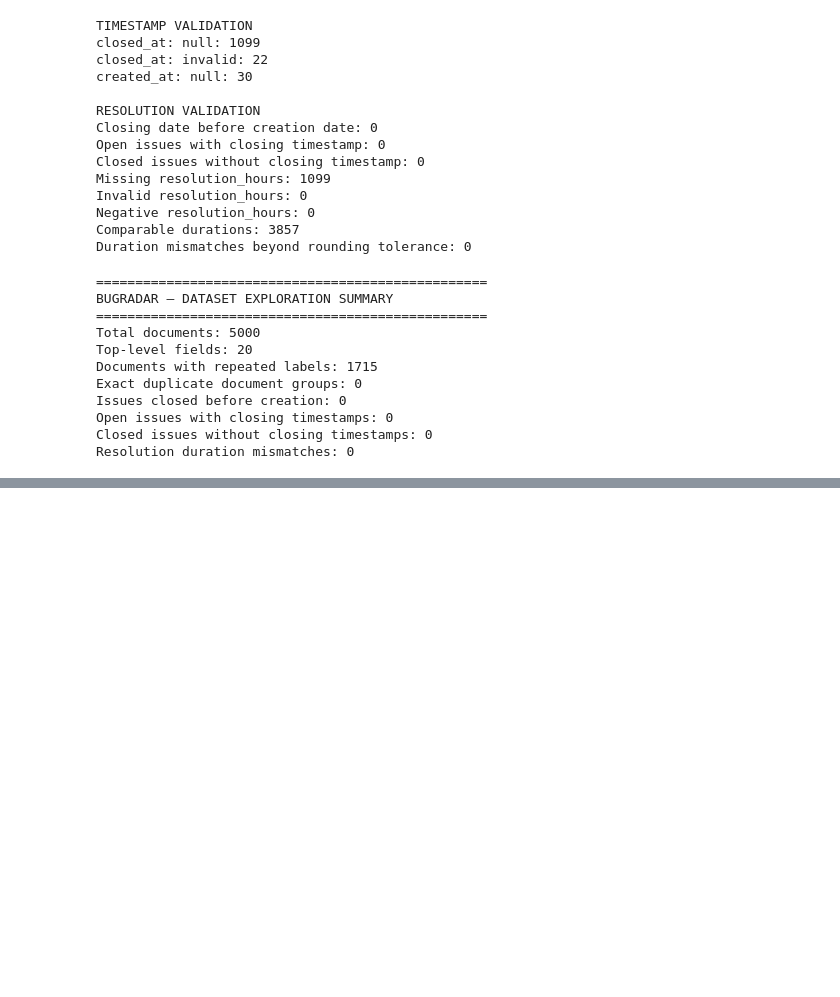
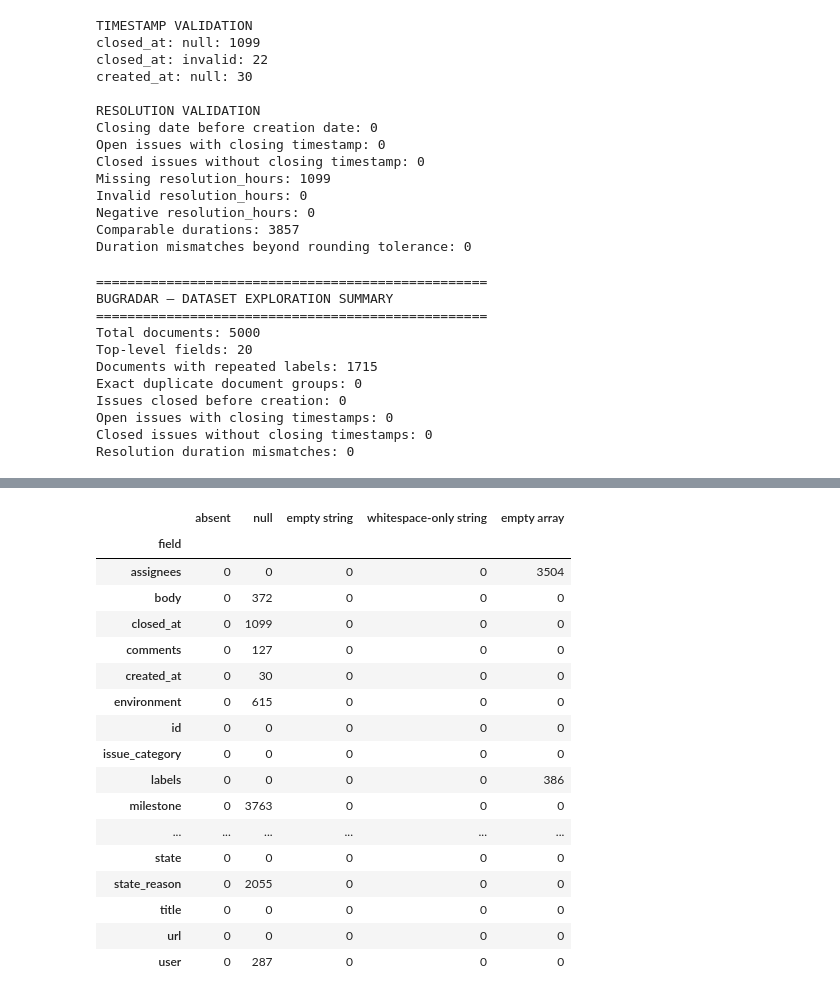
Before and after one commit to M-anvi/BugRadar, a Jupyter notebook: BugRadar.ipynb, the cells around one changed output, grey strips where cells are left out. Saved outputs shown, nothing was run; the diff lists cells and outputs as text; code cells hidden in the pictures; blank space fills up the shorter version.

Commit message:
Complete dataset preprocessing and validation

```diff
--- a/BugRadar.ipynb
+++ b/BugRadar.ipynb
@@ -669,0 +811,66 @@ Resolution duration mismatches: 0
+# %%
+
+# 3.3: Audit missing values in the original top-level fields
+
+preprocessing_top_fields = sorted({
+    preprocessing_key
+    for preprocessing_document in preprocessing_original_snapshot
+    for preprocessing_key in preprocessing_document
+})
+
+preprocessing_missing_rows = []
+
+for preprocessing_field in preprocessing_top_fields:
+
+    # Count fields absent from a document.
+    preprocessing_absent = sum(
+        preprocessing_field not in preprocessing_document
+        for preprocessing_document in preprocessing_original_snapshot
+    )
+
+    preprocessing_values = [
+        preprocessing_document[preprocessing_field]
+        for preprocessing_document in preprocessing_original_snapshot
+        if preprocessing_field in preprocessing_document
+    ]
+
+    # Count different representations of missing or empty values.
+    preprocessing_null = sum(
+        preprocessing_value is None
+        for preprocessing_value in preprocessing_values
+    )
+
+    preprocessing_empty = sum(
+        isinstance(preprocessing_value, str)
+        and preprocessing_value == ''
+        for preprocessing_value in preprocessing_values
+    )
+
+    preprocessing_whitespace = sum(
+        isinstance(preprocessing_value, str)
+        and preprocessing_value != ''
+        and not preprocessing_value.strip()
+        for preprocessing_value in preprocessing_values
+    )
+
+    preprocessing_empty_arrays = sum(
+        isinstance(preprocessing_value, list)
+        and not preprocessing_value
+        for preprocessing_value in preprocessing_values
+    )
+
+    preprocessing_missing_rows.append({
+        'field': preprocessing_field,
+        'absent': preprocessing_absent,
+        'null': preprocessing_null,
+        'empty string': preprocessing_empty,
+        'whitespace-only string': preprocessing_whitespace,
+        'empty array': preprocessing_empty_arrays
+    })
+
+print('Original top-level missing-value audit:')
+preprocessing_display(
+    preprocessing_pd.DataFrame(preprocessing_missing_rows)
+    .set_index('field')
+)
+# %% [output]
@@ -669,0 +878,18 @@ Resolution duration mismatches: 0
+|  | absent | null | empty string | whitespace-only string | empty array |
+| field |  |  |  |  |  |
+| assignees | 0 | 0 | 0 | 0 | 3504 |
+| body | 0 | 372 | 0 | 0 | 0 |
+| closed_at | 0 | 1099 | 0 | 0 | 0 |
+| comments | 0 | 127 | 0 | 0 | 0 |
+| created_at | 0 | 30 | 0 | 0 | 0 |
+| environment | 0 | 615 | 0 | 0 | 0 |
+| id | 0 | 0 | 0 | 0 | 0 |
+| issue_category | 0 | 0 | 0 | 0 | 0 |
+| labels | 0 | 0 | 0 | 0 | 386 |
+| milestone | 0 | 3763 | 0 | 0 | 0 |
+| ... | ... | ... | ... | ... | ... |
+| state | 0 | 0 | 0 | 0 | 0 |
+| state_reason | 0 | 2055 | 0 | 0 | 0 |
+| title | 0 | 0 | 0 | 0 | 0 |
+| url | 0 | 0 | 0 | 0 | 0 |
+| user | 0 | 287 | 0 | 0 | 0 |
```
Also changed, not shown: parts of 18 cells of this notebook, 1 other file.
